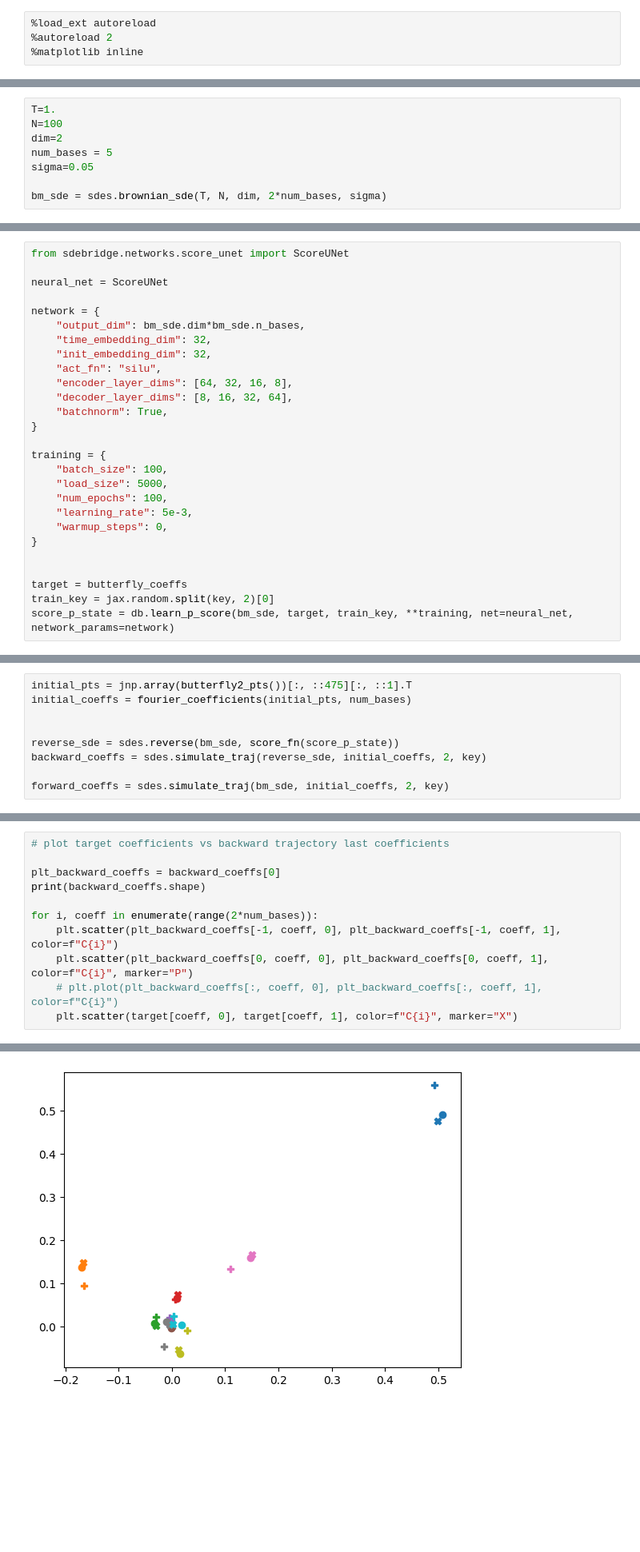
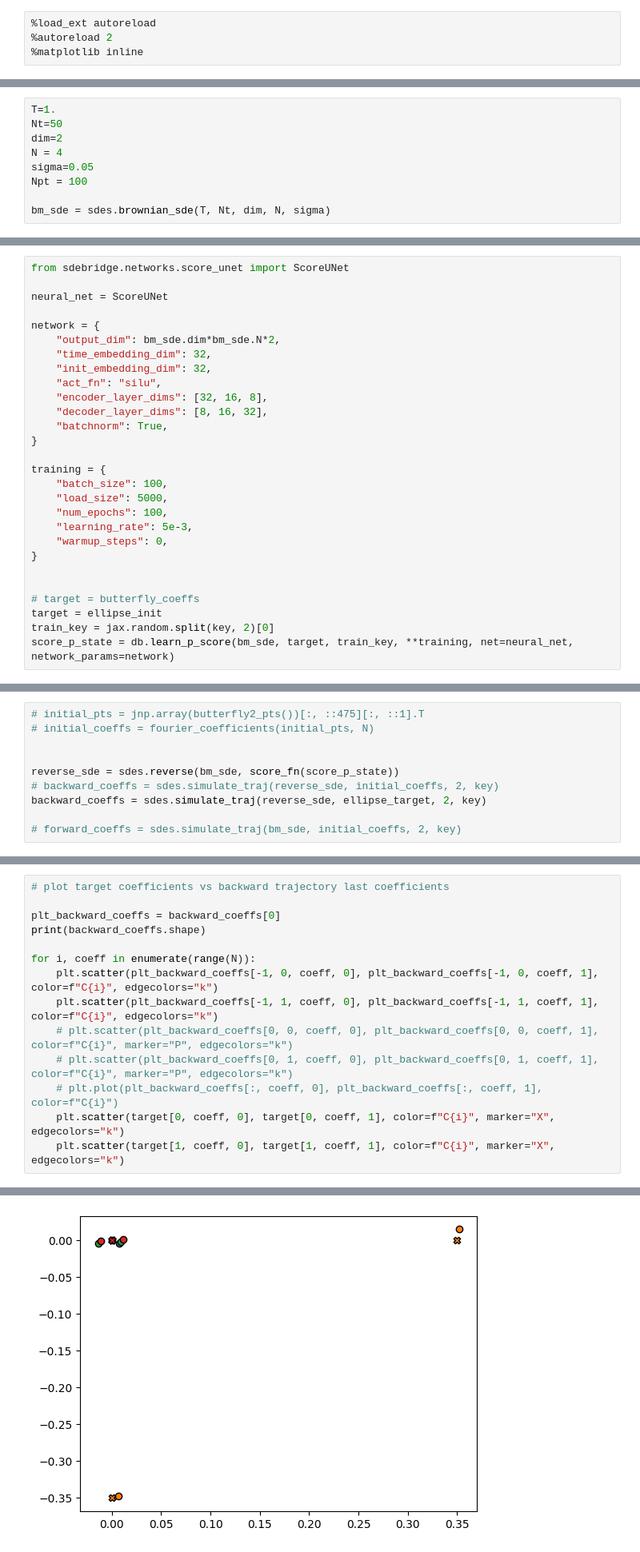
Before and after one commit to libbylbaker/infsdebridge, a Jupyter notebook: experiments/brownian_bridge_fourier.ipynb, the cells around one changed output, grey strips where cells are left out. Shown at 80% size. Saved outputs shown, nothing was run; the diff lists cells and outputs as text; blank space fills up the shorter version.

```diff
--- a/experiments/brownian_bridge_fourier.ipynb
+++ b/experiments/brownian_bridge_fourier.ipynb
@@ -13,10 +16,11 @@ import jax
 import jax.numpy as jnp
 # %%
 T=1.
-N=100
+Nt=50
 dim=2
-num_bases = 5
+N = 4
 sigma=0.05
+Npt = 100
 
-bm_sde = sdes.brownian_sde(T, N, dim, 2*num_bases, sigma)
+bm_sde = sdes.brownian_sde(T, Nt, dim, N, sigma)
 # %%
@@ -64,12 +91,12 @@ from sdebridge.networks.score_unet import ScoreUNet
 neural_net = ScoreUNet
 
 network = {
-    "output_dim": bm_sde.dim*bm_sde.n_bases,
+    "output_dim": bm_sde.dim*bm_sde.N*2,
     "time_embedding_dim": 32,
     "init_embedding_dim": 32,
     "act_fn": "silu",
-    "encoder_layer_dims": [64, 32, 16, 8],
-    "decoder_layer_dims": [8, 16, 32, 64],
+    "encoder_layer_dims": [32, 16, 8],
+    "decoder_layer_dims": [8, 16, 32],
     "batchnorm": True,
 }
 
@@ -82,6 +109,7 @@ training = {
 }
 
 
-target = butterfly_coeffs
+# target = butterfly_coeffs
+target = ellipse_init
 train_key = jax.random.split(key, 2)[0]
 score_p_state = db.learn_p_score(bm_sde, target, train_key, **training, net=neural_net, network_params=network)
@@ -88,9 +118,10 @@ score_p_state = db.learn_p_score(bm_sde, target, train_key, **training, net=neur
 # %%
-initial_pts = jnp.array(butterfly2_pts())[:, ::475][:, ::1].T
-initial_coeffs = fourier_coefficients(initial_pts, num_bases)
+# initial_pts = jnp.array(butterfly2_pts())[:, ::475][:, ::1].T
+# initial_coeffs = fourier_coefficients(initial_pts, N)
 
 
 reverse_sde = sdes.reverse(bm_sde, score_fn(score_p_state))
-backward_coeffs = sdes.simulate_traj(reverse_sde, initial_coeffs, 2, key)
+# backward_coeffs = sdes.simulate_traj(reverse_sde, initial_coeffs, 2, key)
+backward_coeffs = sdes.simulate_traj(reverse_sde, ellipse_target, 2, key)
 
-forward_coeffs = sdes.simulate_traj(bm_sde, initial_coeffs, 2, key)
+# forward_coeffs = sdes.simulate_traj(bm_sde, initial_coeffs, 2, key)
@@ -113,9 +147,12 @@ plot_single_trajectory(traj, "Unconditioned Brownian Motion")
 plt_backward_coeffs = backward_coeffs[0]
 print(backward_coeffs.shape)
 
-for i, coeff in enumerate(range(2*num_bases)):
-    plt.scatter(plt_backward_coeffs[-1, coeff, 0], plt_backward_coeffs[-1, coeff, 1], color=f"C{i}")
-    plt.scatter(plt_backward_coeffs[0, coeff, 0], plt_backward_coeffs[0, coeff, 1], color=f"C{i}", marker="P")
+for i, coeff in enumerate(range(N)):
+    plt.scatter(plt_backward_coeffs[-1, 0, coeff, 0], plt_backward_coeffs[-1, 0, coeff, 1], color=f"C{i}", edgecolors="k")
+    plt.scatter(plt_backward_coeffs[-1, 1, coeff, 0], plt_backward_coeffs[-1, 1, coeff, 1], color=f"C{i}", edgecolors="k")
+    # plt.scatter(plt_backward_coeffs[0, 0, coeff, 0], plt_backward_coeffs[0, 0, coeff, 1], color=f"C{i}", marker="P", edgecolors="k")
+    # plt.scatter(plt_backward_coeffs[0, 1, coeff, 0], plt_backward_coeffs[0, 1, coeff, 1], color=f"C{i}", marker="P", edgecolors="k")
     # plt.plot(plt_backward_coeffs[:, coeff, 0], plt_backward_coeffs[:, coeff, 1], color=f"C{i}")
-    plt.scatter(target[coeff, 0], target[coeff, 1], color=f"C{i}", marker="X")
+    plt.scatter(target[0, coeff, 0], target[0, coeff, 1], color=f"C{i}", marker="X", edgecolors="k")
+    plt.scatter(target[1, coeff, 0], target[1, coeff, 1], color=f"C{i}", marker="X", edgecolors="k")
 # %% [output]
@@ -123 +160 @@ for i, coeff in enumerate(range(2*num_bases)):
-[figure, old version]
+[figure, new version]
```
Also changed, not shown: parts of 10 cells of this notebook, 5 other files.
